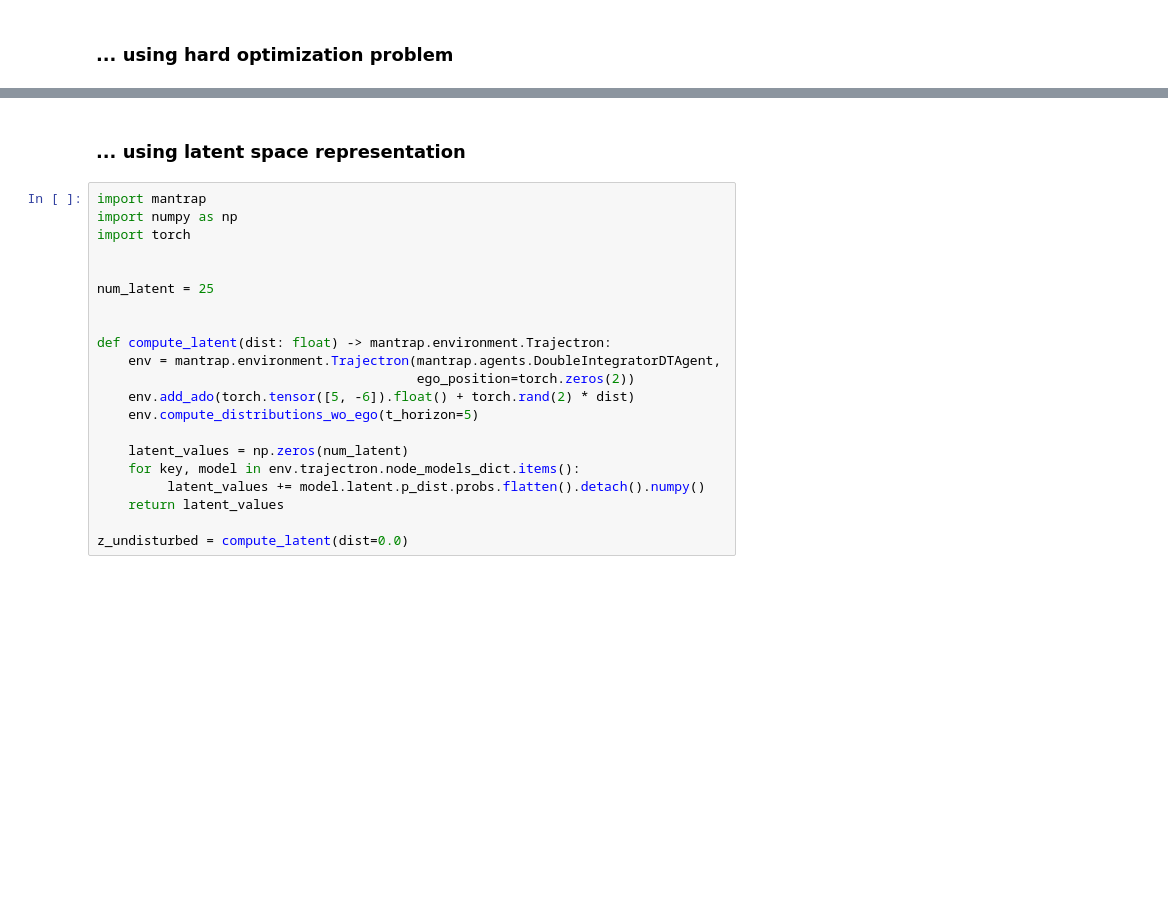
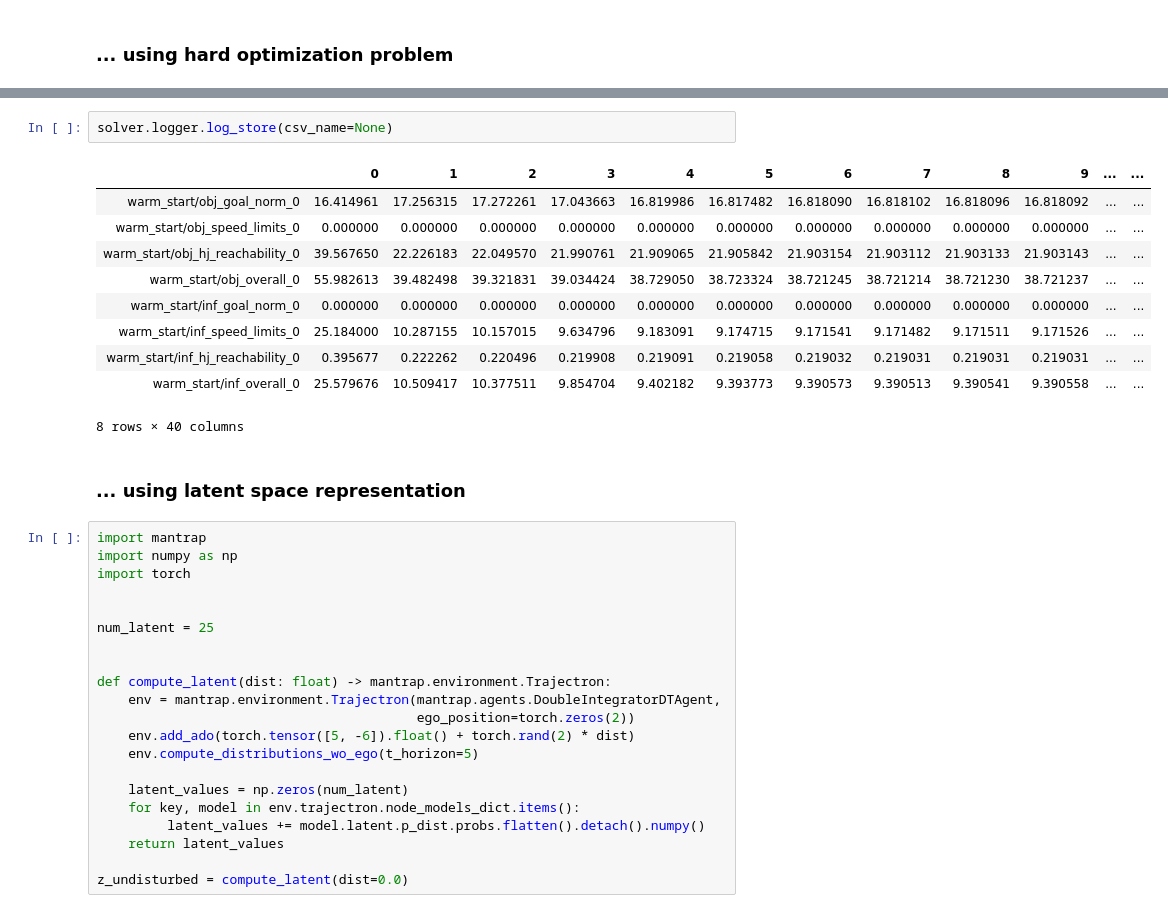
Before and after one commit to simon-schaefer/mantrap, a Jupyter notebook: examples/warm_start.ipynb, the cells around one changed output, grey strips where cells are left out. Cells and saved outputs as stored; diff of their text form; blank space fills up the shorter version.

```diff
--- a/examples/warm_start.ipynb
+++ b/examples/warm_start.ipynb
@@ -18,3 +84,16 @@ env.
+# %%
+solver.logger.log_store(csv_name=None)
+# %% [output]
+|  | 0 | 1 | 2 | 3 | 4 | 5 | 6 | 7 | 8 | 9 | ... | ... |
+| warm_start/obj_goal_norm_0 | 16.414961 | 17.256315 | 17.272261 | 17.043663 | 16.819986 | 16.817482 | 16.818090 | 16.818102 | 16.818096 | 16.818092 | ... | ... |
+| warm_start/obj_speed_limits_0 | 0.000000 | 0.000000 | 0.000000 | 0.000000 | 0.000000 | 0.000000 | 0.000000 | 0.000000 | 0.000000 | 0.000000 | ... | ... |
+| warm_start/obj_hj_reachability_0 | 39.567650 | 22.226183 | 22.049570 | 21.990761 | 21.909065 | 21.905842 | 21.903154 | 21.903112 | 21.903133 | 21.903143 | ... | ... |
+| warm_start/obj_overall_0 | 55.982613 | 39.482498 | 39.321831 | 39.034424 | 38.729050 | 38.723324 | 38.721245 | 38.721214 | 38.721230 | 38.721237 | ... | ... |
+| warm_start/inf_goal_norm_0 | 0.000000 | 0.000000 | 0.000000 | 0.000000 | 0.000000 | 0.000000 | 0.000000 | 0.000000 | 0.000000 | 0.000000 | ... | ... |
+| warm_start/inf_speed_limits_0 | 25.184000 | 10.287155 | 10.157015 | 9.634796 | 9.183091 | 9.174715 | 9.171541 | 9.171482 | 9.171511 | 9.171526 | ... | ... |
+| warm_start/inf_hj_reachability_0 | 0.395677 | 0.222262 | 0.220496 | 0.219908 | 0.219091 | 0.219058 | 0.219032 | 0.219031 | 0.219031 | 0.219031 | ... | ... |
+| warm_start/inf_overall_0 | 25.579676 | 10.509417 | 10.377511 | 9.854704 | 9.402182 | 9.393773 | 9.390573 | 9.390513 | 9.390541 | 9.390558 | ... | ... |
+8 rows × 40 columns
 # %% [markdown]
 ### ... using latent space representation
 # %%
```
Also changed, not shown: parts of 7 cells of this notebook, 1 other file.
